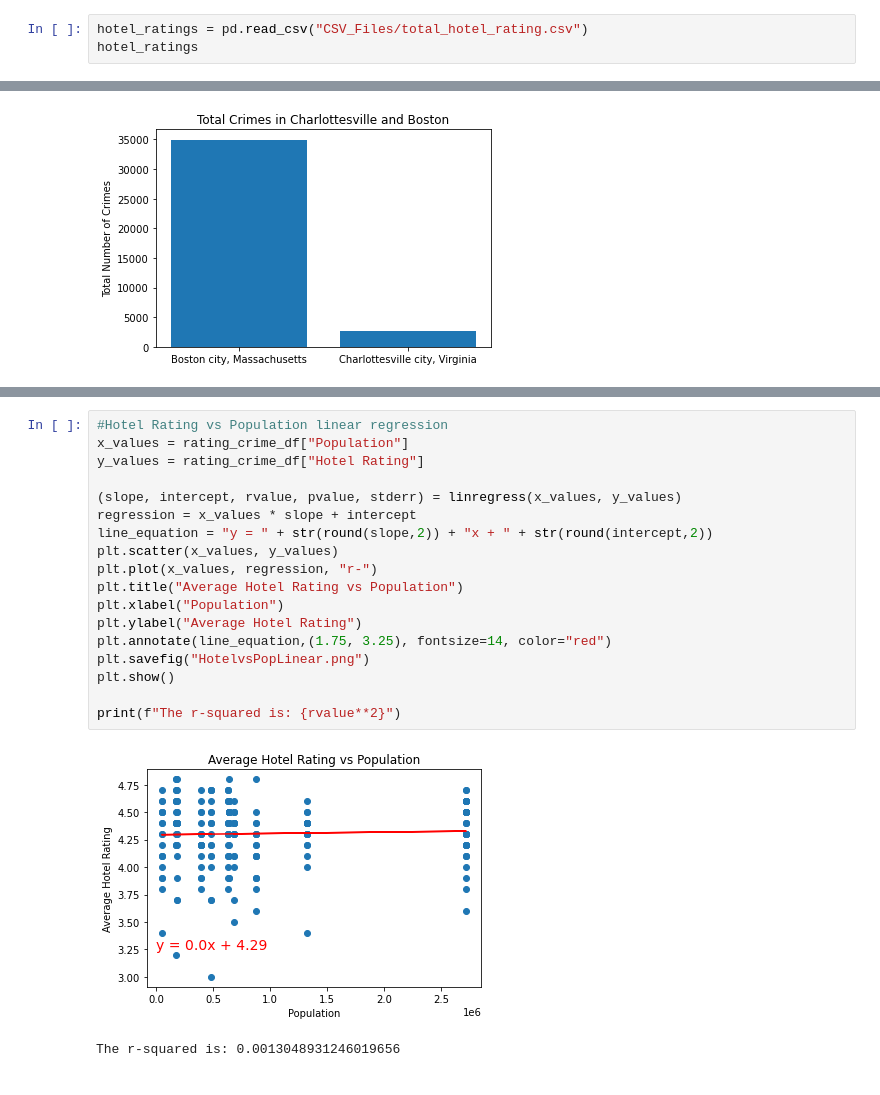
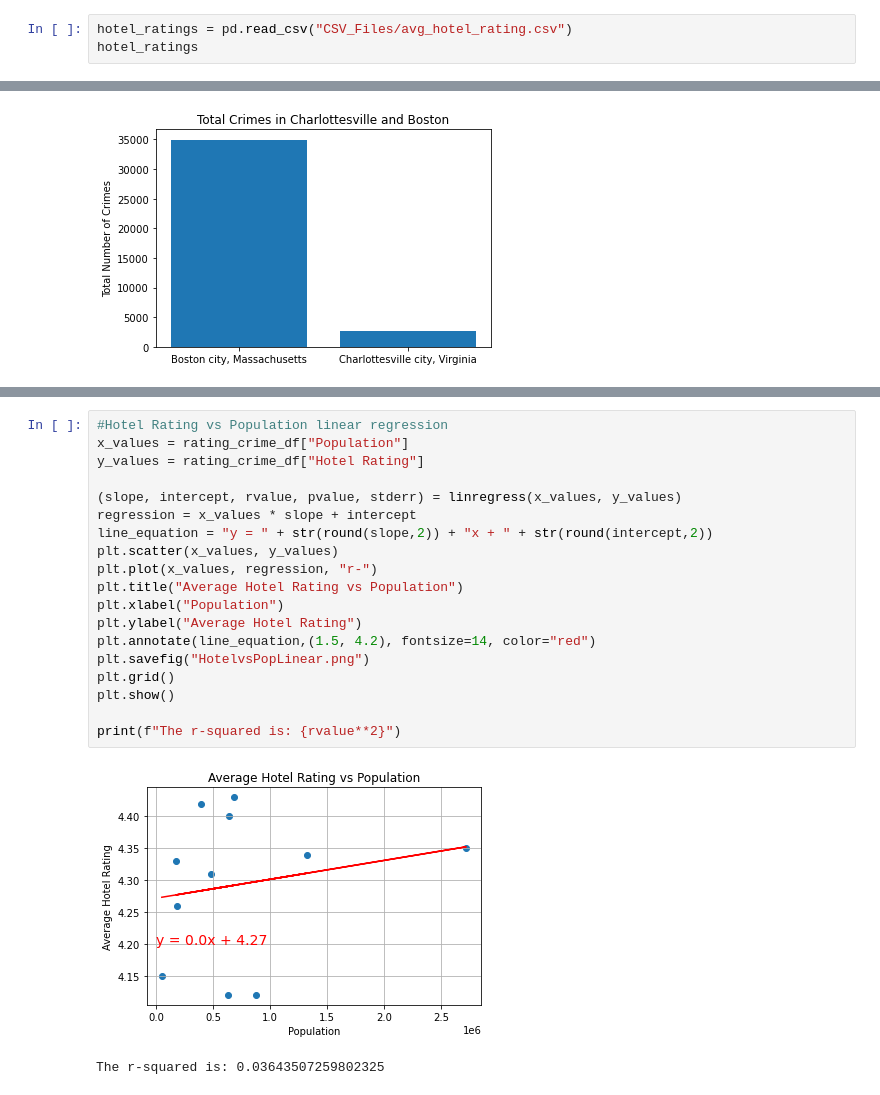
Before and after one commit to meghanvl/project_won, a Jupyter notebook: Visualizations.ipynb, the cells around one changed output, grey strips where cells are left out. Cells and saved outputs as stored; diff of their text form.

```diff
--- a/Visualizations.ipynb
+++ b/Visualizations.ipynb
@@ -40,6 +40,6 @@ total_crime_rates
 | 10 | SAN FRANCISCO POLICE DEPARTMENT | CA | CA0380100 | San Francisco city, California | 870044.0 | 109482 | 11866 | ... |
 | 11 | SIOUX FALLS POLICE DEPARTMENT | SD | SD0490200 | Sioux Falls city, South Dakota | 174151.0 | 13230 | 1895 | ... |
 # %%
-hotel_ratings = pd.read_csv("CSV_Files/total_hotel_rating.csv")
+hotel_ratings = pd.read_csv("CSV_Files/avg_hotel_rating.csv")
 hotel_ratings
 # %% [output]
@@ -351,21 +359,22 @@ plt.show()
 # %%
 #Hotel Rating vs Population linear regression
 x_values = rating_crime_df["Population"]
 y_values = rating_crime_df["Hotel Rating"]
 
 (slope, intercept, rvalue, pvalue, stderr) = linregress(x_values, y_values)
 regression = x_values * slope + intercept
 line_equation = "y = " + str(round(slope,2)) + "x + " + str(round(intercept,2))
 plt.scatter(x_values, y_values)
 plt.plot(x_values, regression, "r-")
 plt.title("Average Hotel Rating vs Population")
 plt.xlabel("Population")
 plt.ylabel("Average Hotel Rating")
-plt.annotate(line_equation,(1.75, 3.25), fontsize=14, color="red")
+plt.annotate(line_equation,(1.5, 4.2), fontsize=14, color="red")
 plt.savefig("HotelvsPopLinear.png")
+plt.grid()
 plt.show()
 
 print(f"The r-squared is: {rvalue**2}")
 # %% [output]
-[figure, old version]
+[figure, new version]
-The r-squared is: 0.0013048931246019656
+The r-squared is: 0.03643507259802325
```
Also changed, not shown: parts of 11 cells of this notebook.
